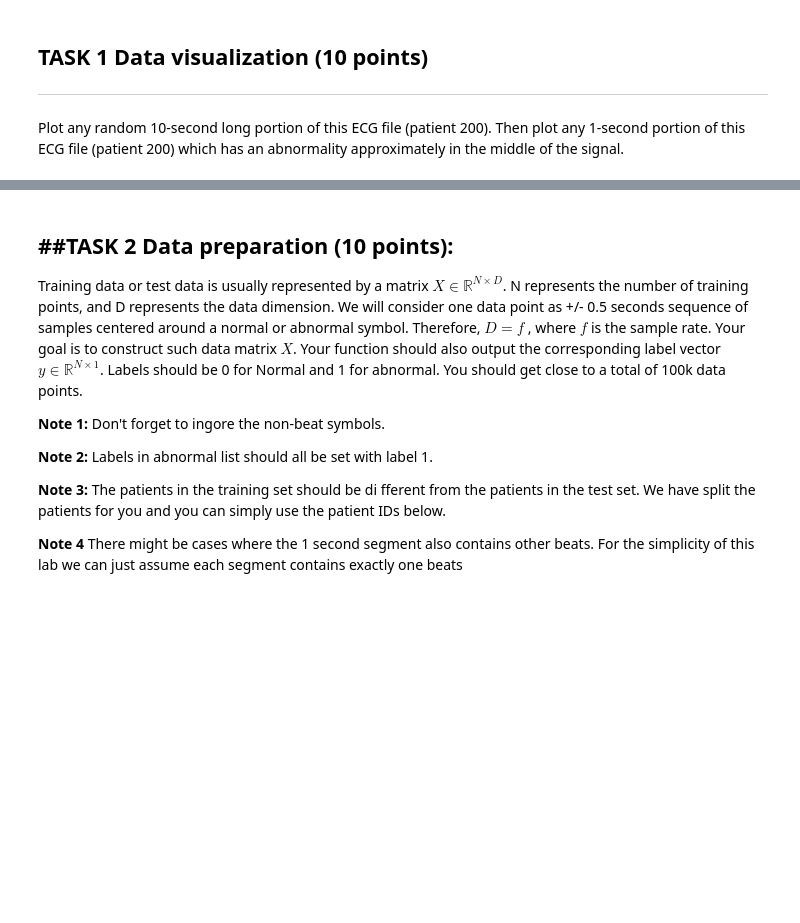
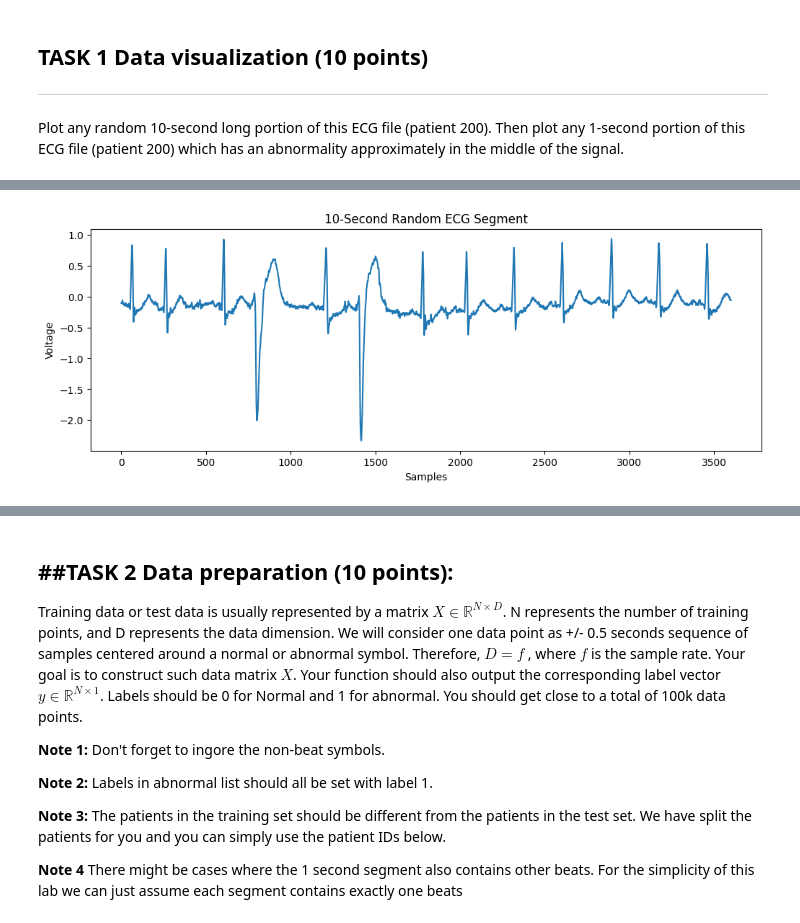
Before and after one commit to kalk-ak/Machine-Learning--MA, a Jupyter notebook: labs/lab3/Lab3_ECG_LSTM_CNN_2026.ipynb, the cells around one changed output, grey strips where cells are left out. Cells and saved outputs as stored; diff of their text form; code cells hidden in the pictures; blank space fills up the shorter version.

```diff
--- a/labs/lab3/Lab3_ECG_LSTM_CNN_2026.ipynb
+++ b/labs/lab3/Lab3_ECG_LSTM_CNN_2026.ipynb
@@ -129,0 +136,18 @@ r, what slice indices would you use (in samples) to get the correct length? Expr
+# %%
+# Plot 1
+# Your code here
+
+# Get a random 10-second segment of the ECG signal
+fs = 360  # sampling frequency in Hz
+segment_length = 10 * fs  # number of samples in a 10-second segment
+start_index = np.random.randint(0, len(signal) - segment_length)
+segment = signal[start_index:start_index + segment_length]
+
+plt.figure(figsize=(12, 4))
+plt.plot(segment)
+plt.title("10-Second Random ECG Segment")
+plt.xlabel("Samples")
+plt.ylabel("Voltage")
+plt.show()
+# %% [output]
+[figure, added]
```
Also changed, not shown: parts of 50 cells of this notebook, 2 other files.
